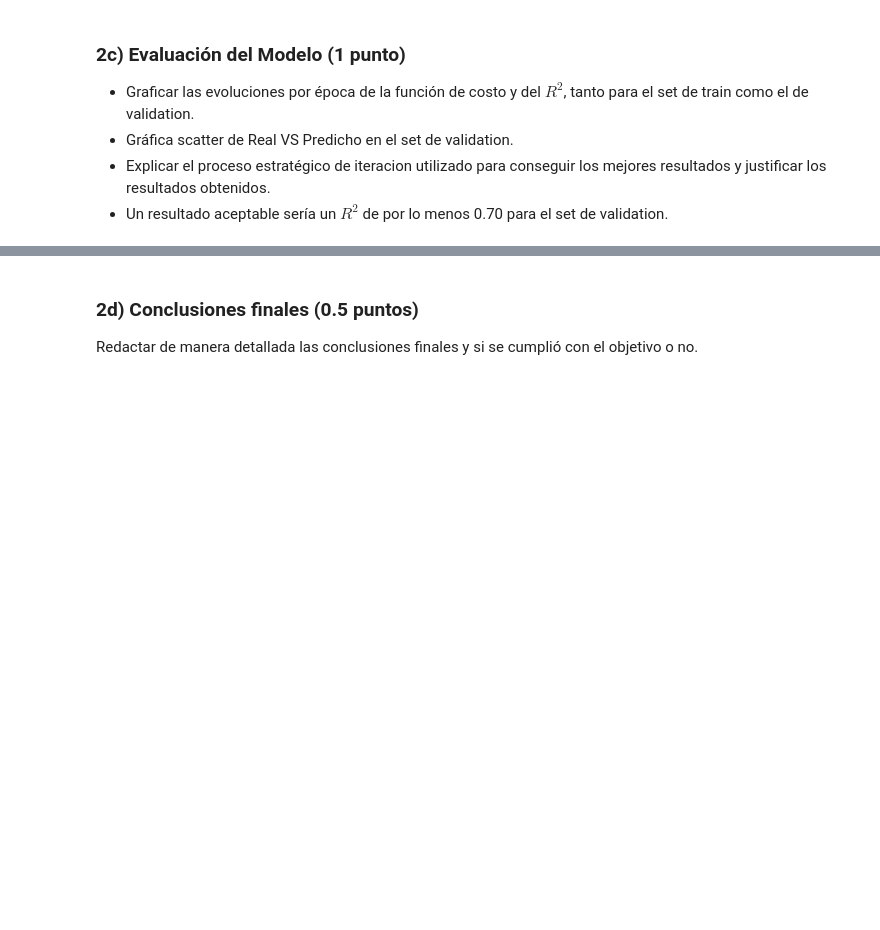
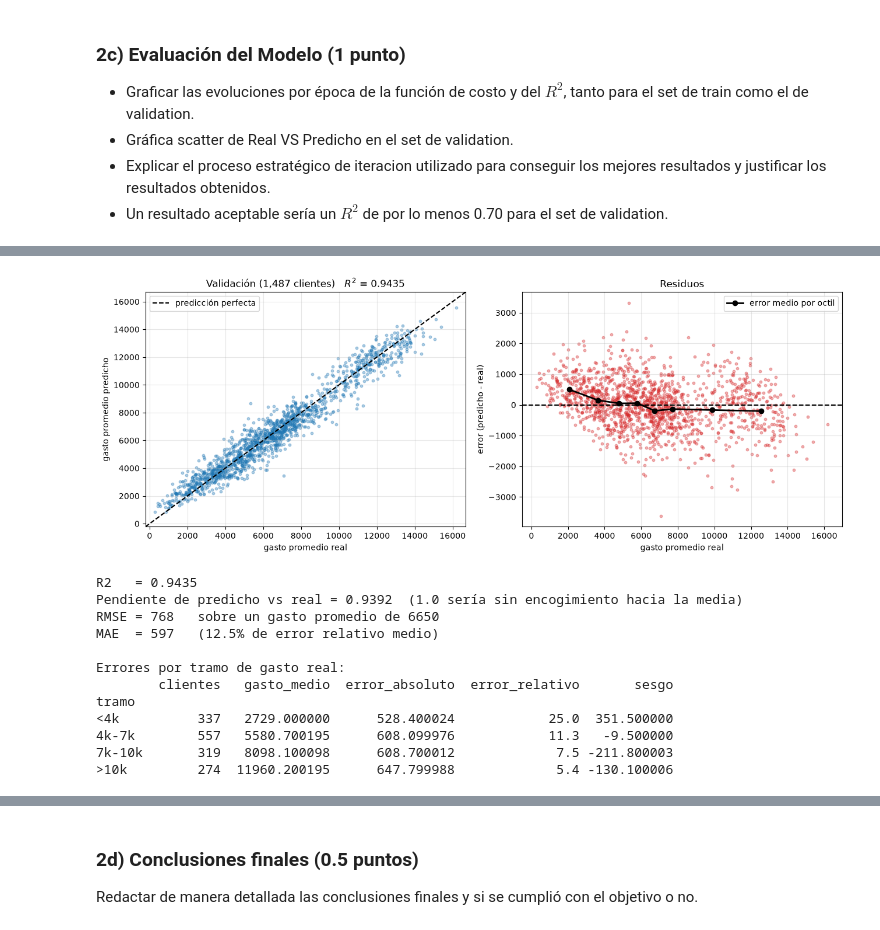
Before and after one commit to rodrigoenzohernandez/CEIA_aprendizaje_profundo_tps, a Jupyter notebook: hernandez-rodrigo-TP1-Co26.ipynb, the cells around one changed output, grey strips where cells are left out. Saved outputs shown, nothing was run; the diff lists cells and outputs as text; code cells hidden in the pictures; blank space fills up the shorter version.

```diff
--- a/hernandez-rodrigo-TP1-Co26.ipynb
+++ b/hernandez-rodrigo-TP1-Co26.ipynb
@@ -1018,0 +1693,64 @@ Características para el diseño de la red:
+# %%
+# ----------------------------------------------------------------------
+# REAL VS PREDICHO EN VALIDACIÓN
+# ----------------------------------------------------------------------
+modelo.eval()
+with torch.no_grad():
+    pred_va = modelo(Xva).numpy()
+
+# se deshace el escalado para volver a pesos
+real  = esc_y.inverse_transform(yva.numpy().reshape(-1, 1)).ravel()
+predi = esc_y.inverse_transform(pred_va.reshape(-1, 1)).ravel()
+error = predi - real
+
+fig, ax = plt.subplots(1, 2, figsize=(13, 5))
+lim = [min(real.min(), predi.min()) - 500, max(real.max(), predi.max()) + 500]
+ax[0].scatter(real, predi, s=10, alpha=.35, color="tab:blue")
+ax[0].plot(lim, lim, "k--", lw=1.5, label="predicción perfecta")
+ax[0].set_xlim(lim); ax[0].set_ylim(lim)
+ax[0].set_xlabel("gasto promedio real"); ax[0].set_ylabel("gasto promedio predicho")
+ax[0].set_title(f"Validación ({len(real):,} clientes)   $R^2$ = {r2_score(real, predi):.4f}")
+ax[0].legend()
+
+# Los residuos van contra el valor REAL: contra el predicho, el encogimiento hacia la
+# media queda invisible por construcción.
+ax[1].scatter(real, error, s=10, alpha=.35, color="tab:red")
+ax[1].axhline(0, color="k", ls="--", lw=1.5)
+octiles = pd.qcut(real, 8, labels=False)
+medias = pd.Series(error).groupby(octiles).mean()
+centros = pd.Series(real).groupby(octiles).mean()
+ax[1].plot(centros, medias, "o-", color="k", lw=2, ms=6, label="error medio por octil")
+ax[1].set_xlabel("gasto promedio real"); ax[1].set_ylabel("error (predicho - real)")
+ax[1].set_title("Residuos"); ax[1].legend()
+for a in ax: a.grid(alpha=.3)
+fig.tight_layout(); plt.show()
+
+pendiente = np.polyfit(real, predi, 1)[0]
+print(f"R2   = {r2_score(real, predi):.4f}")
+print(f"Pendiente de predicho vs real = {pendiente:.4f}  (1.0 sería sin encogimiento hacia la media)")
+print(f"RMSE = {np.sqrt(np.mean(error**2)):.0f}   sobre un gasto promedio de {real.mean():.0f}")
+print(f"MAE  = {np.mean(np.abs(error)):.0f}   ({100*np.mean(np.abs(error)/real):.1f}% de error relativo medio)")
+print(f"\nErrores por tramo de gasto real:")
+tramos = pd.cut(real, [0, 4000, 7000, 10000, 20000], labels=["<4k", "4k-7k", "7k-10k", ">10k"])
+tabla = pd.DataFrame({"real": real, "error_abs": np.abs(error), "tramo": tramos})
+tabla["error_con_signo"] = error
+tabla["error_rel"] = 100 * tabla.error_abs / tabla.real
+print(tabla.groupby("tramo", observed=True)
+           .agg(clientes=("real", "size"), gasto_medio=("real", "mean"),
+                error_absoluto=("error_abs", "mean"), error_relativo=("error_rel", "mean"),
+                sesgo=("error_con_signo", "mean"))
+           .round(1).to_string())
+# %% [output]
+[figure, added]
+R2   = 0.9435
+Pendiente de predicho vs real = 0.9392  (1.0 sería sin encogimiento hacia la media)
+RMSE = 768   sobre un gasto promedio de 6650
+MAE  = 597   (12.5% de error relativo medio)
+
+Errores por tramo de gasto real:
+        clientes   gasto_medio  error_absoluto  error_relativo       sesgo
+tramo
+<4k          337   2729.000000      528.400024            25.0  351.500000
+4k-7k        557   5580.700195      608.099976            11.3   -9.500000
+7k-10k       319   8098.100098      608.700012             7.5 -211.800003
+>10k         274  11960.200195      647.799988             5.4 -130.100006
```
Also changed, not shown: parts of 27 cells of this notebook.
